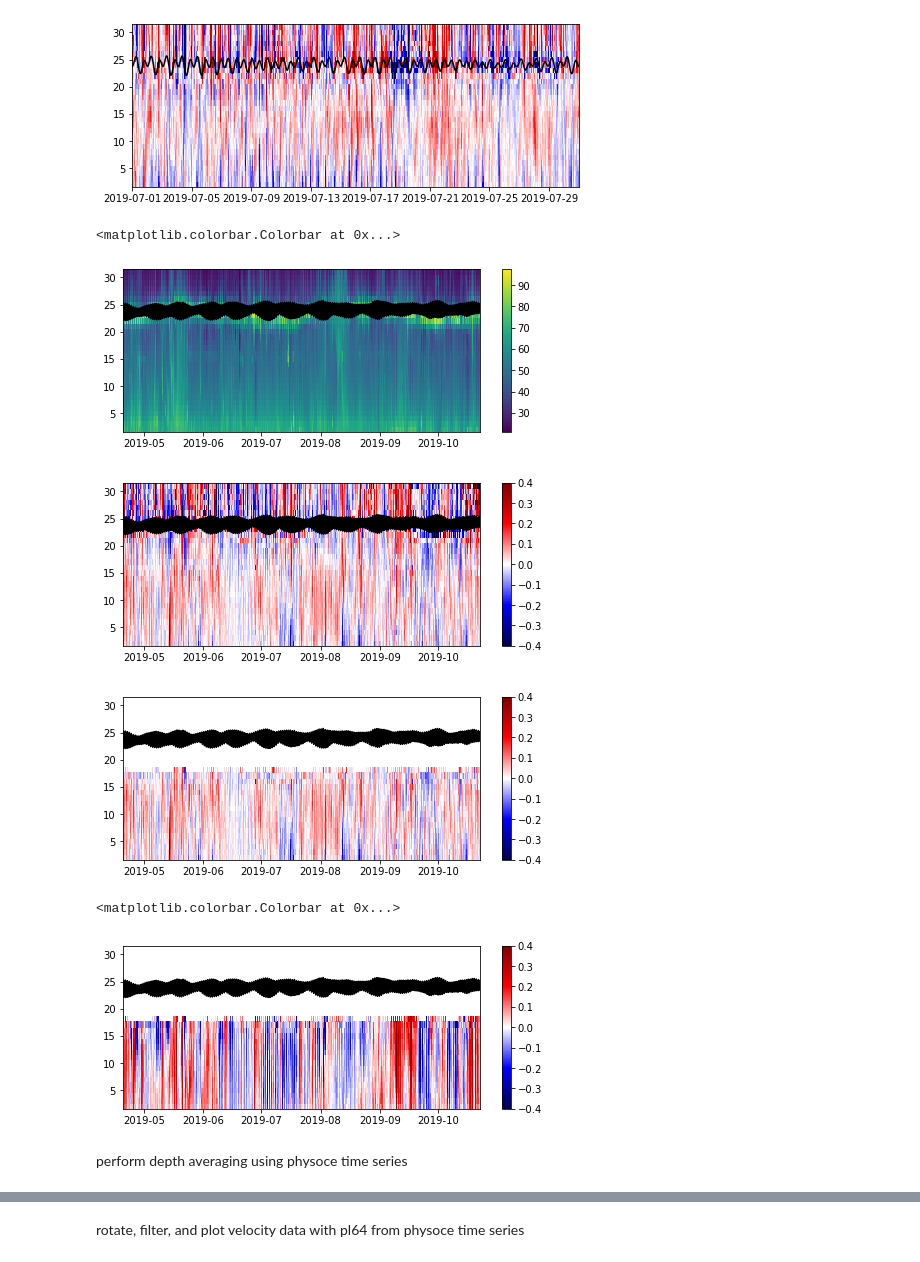
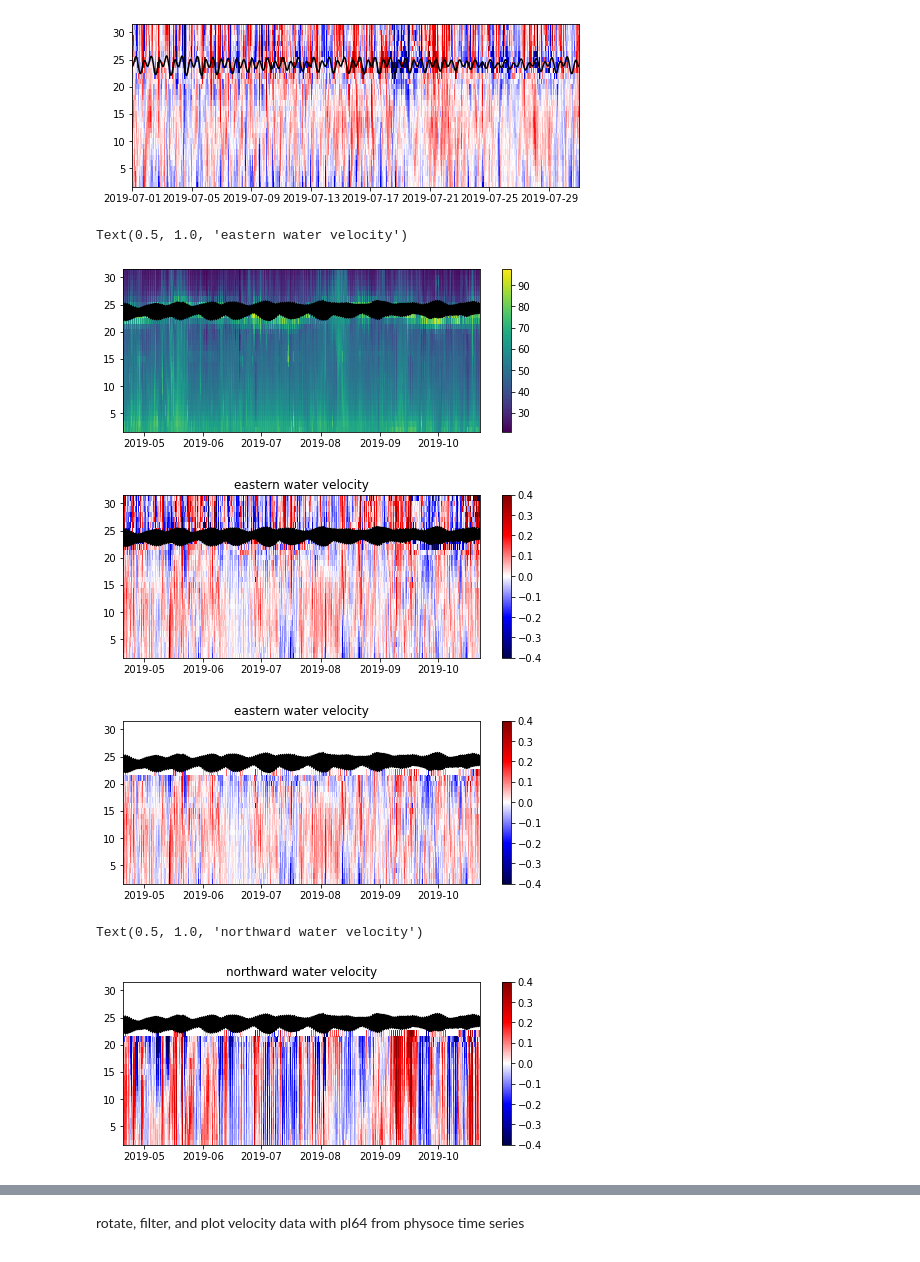
Before and after one commit to ascherer97/REU21, a Jupyter notebook: inshore_adcp_analysis.ipynb, the cells around one changed output, grey strips where cells are left out. Drawn from its saved outputs; the diff is of its cells as text; code cells hidden in the pictures.

```diff
--- a/inshore_adcp_analysis.ipynb
+++ b/inshore_adcp_analysis.ipynb
@@ -103,30 +85,32 @@ plt.xlim([t1,t2])
 [figure]
 [figure]
 # %%
-good = (ds['bin_depths'] > 7)
+good = (ds['bin_depths'] > 3)
 
 plt.figure(figsize=(8,3))
 plt.pcolor(ds['time'],ds['bin_height'],
            ds['corrected_echo_intensity_beam1'].T, shading='auto')
 plt.plot(ds['time'],ds['depth_from_pressure'],'k-')
 plt.colorbar()
 
 plt.figure(figsize=(8,3))
 plt.pcolor(ds['time'],ds['bin_height'],ds['u'].T,cmap='seismic', shading='auto')
 plt.plot(ds['time'],ds['depth_from_pressure'],'k-') # convert from dPa to dbar
 plt.clim([-0.4,0.4])
 plt.colorbar()
+plt.title('eastern water velocity')
 
 plt.figure(figsize=(8,3))
 plt.pcolor(ds['time'],ds['bin_height'],ds['u'].where(good).T,cmap='seismic', shading='auto')
 plt.plot(ds['time'],ds['depth_from_pressure'],'k-') # convert from dPa to dbar
 plt.clim([-0.4,0.4])
 plt.colorbar()
+plt.title('eastern water velocity')
 # %% [output]
-<matplotlib.colorbar.Colorbar at 0x...>
+Text(0.5, 1.0, 'eastern water velocity')
 [figure]
-[figure, old version]
+[figure, new version]
-[figure, old version]
+[figure, new version]
 # %%
 t1 = np.datetime64('2019-07-01 00:00:00')
 t2 = np.datetime64('2019-07-15 00:00:00')
@@ -136,8 +120,7 @@ plt.pcolor(ds['time'],ds['bin_height'],ds['v'].where(good).T,cmap='seismic', sha
 plt.plot(ds['time'],ds['depth_from_pressure'],'k-') # convert from dPa to dbar
 plt.clim([-0.4,0.4])
 plt.colorbar()
+plt.title('northward water velocity')
 # %% [output]
-<matplotlib.colorbar.Colorbar at 0x...>
+Text(0.5, 1.0, 'northward water velocity')
-[figure, old version]
+[figure, new version]
-# %% [markdown]
-perform depth averaging using physoce time series
```
Also changed, not shown: parts of 22 cells of this notebook.
